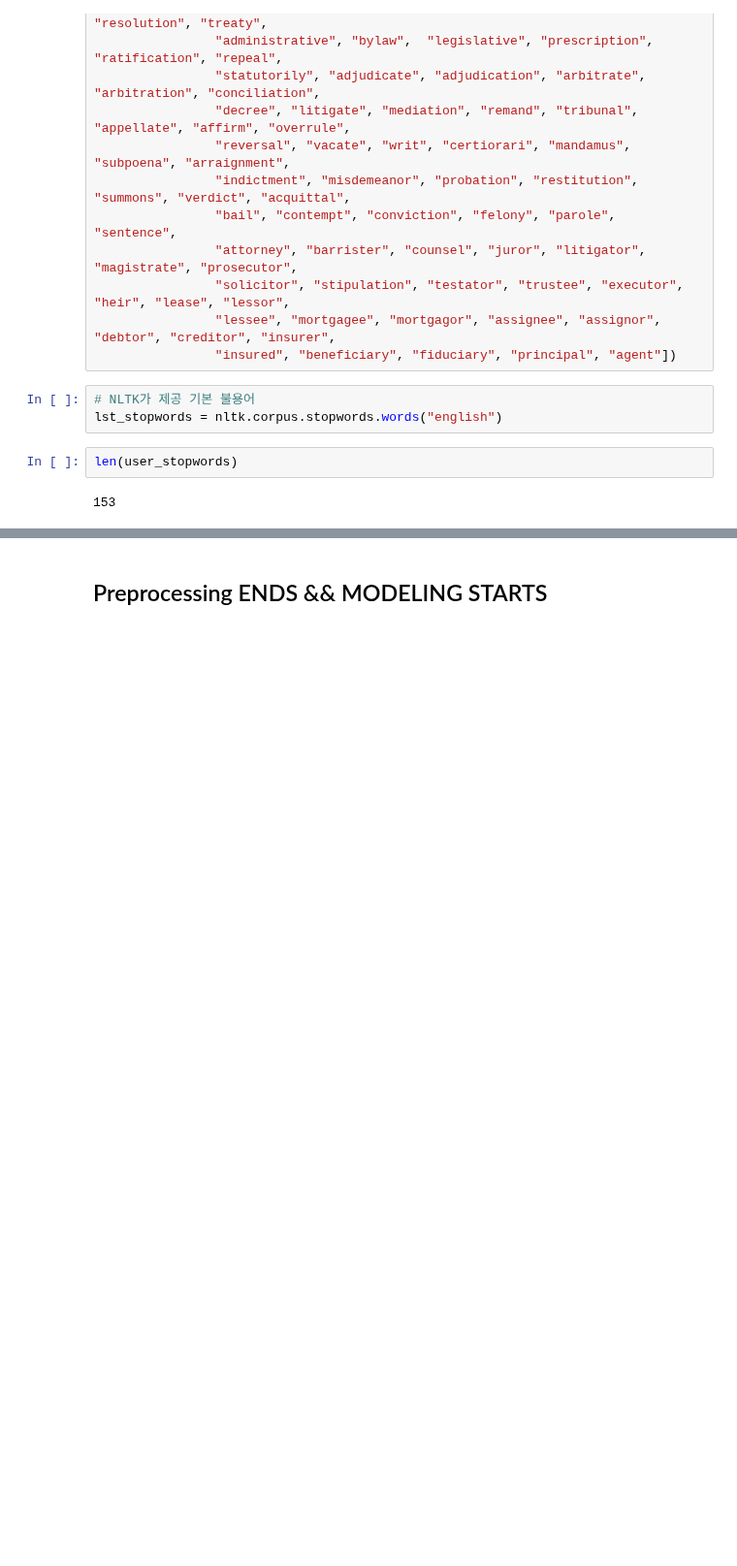
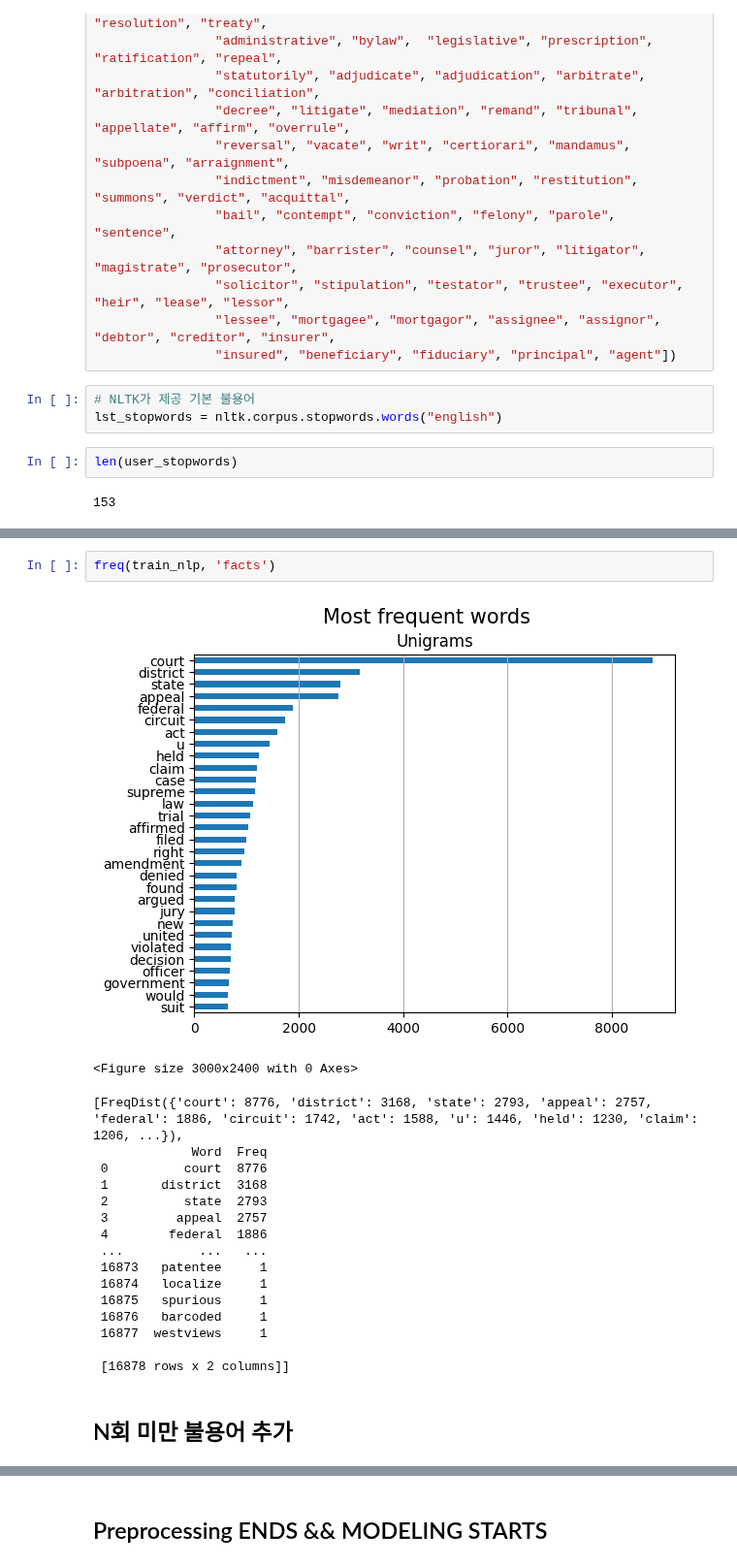
Before and after one commit to dlsco123/mtvsDacon, a Jupyter notebook: [mtvs]nic.ipynb, the cells around one changed output, grey strips where cells are left out. Shown at 97% size. Saved outputs shown, nothing was run; the diff lists cells and outputs as text; blank space fills up the shorter version.

```diff
--- a/[mtvs]nic.ipynb
+++ b/[mtvs]nic.ipynb
@@ -258,0 +257,22 @@ plt.show()
+# %%
+freq(train_nlp, 'facts')
+# %% [output]
+[figure, added]
+<Figure size 3000x2400 with 0 Axes>
+[FreqDist({'court': 8776, 'district': 3168, 'state': 2793, 'appeal': 2757, 'federal': 1886, 'circuit': 1742, 'act': 1588, 'u': 1446, 'held': 1230, 'claim': 1206, ...}),
+             Word  Freq
+ 0          court  8776
+ 1       district  3168
+ 2          state  2793
+ 3         appeal  2757
+ 4        federal  1886
+ ...          ...   ...
+ 16873   patentee     1
+ 16874   localize     1
+ 16875   spurious     1
+ 16876   barcoded     1
+ 16877  westviews     1
+
+ [16878 rows x 2 columns]]
+# %% [markdown]
+## N회 미만 불용어 추가
```
Also changed, not shown: parts of 59 cells of this notebook.
